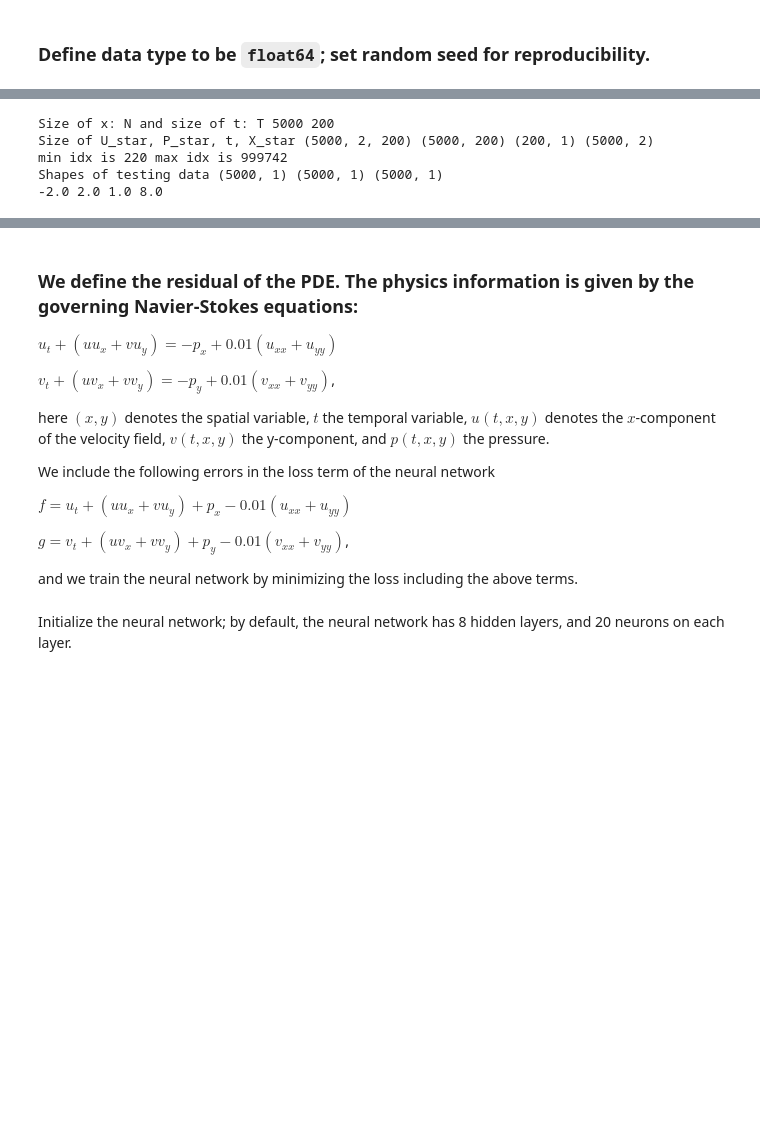
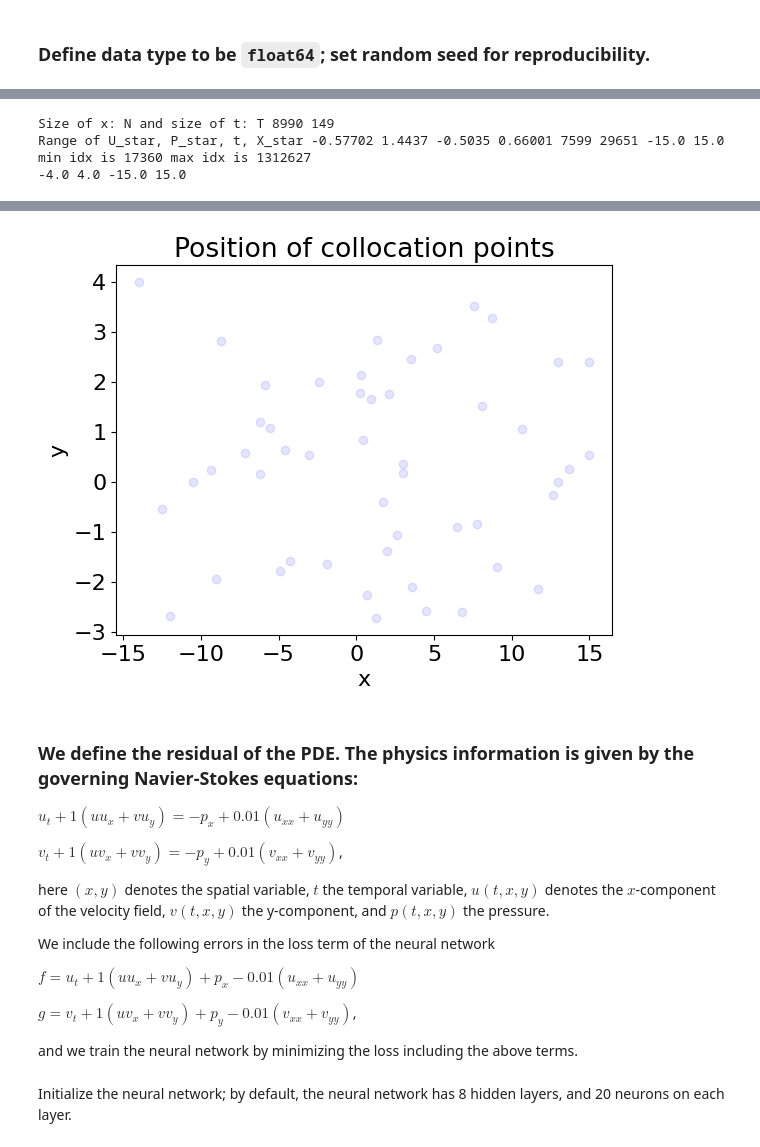
Before and after one commit to yajuna/navier-stokes, a Jupyter notebook: navier_stokes_tf2.ipynb, the cells around one changed output, grey strips where cells are left out. Saved outputs shown, nothing was run; the diff lists cells and outputs as text; code cells hidden in the pictures; blank space fills up the shorter version.

Commit message:
Update notebook with new visualization

```diff
--- a/navier_stokes_tf2.ipynb
+++ b/navier_stokes_tf2.ipynb
@@ -100,7 +96,9 @@ Input of the neural network is `X_train` and `data_train`, with $x$, $y$, and $t
 
 Training data consist of 5000 data points, chosen from NT points, denoted by `N_train`. Testing data was chosen at a random time snap, denoted by `snap`.
 # %%
-N_train = 5000
+N_train = 50
+Num_layer = 4
+Epoch = 500
 
 # define training and testing data
 U_star = data['U_star'] # N x 2 x T
@@ -112,7 +110,7 @@ N = X_star.shape[0]
 T = t.shape[0]
 
 print('Size of x: N and size of t: T', N, T)
-print('Size of U_star, P_star, t, X_star', U_star.shape, P_star.shape, t.shape, X_star.shape)
+print('Range of U_star, P_star, t, X_star', U_star.min(), U_star.max(), P_star.min(), P_star.max(), t.min(), t.max(), X_star.min(), X_star.max())
 
 #tile independent variable Data (like meshgrid) to size N by T
 XX = np.tile(X_star[:,0:1], (1,T)) # N x T
@@ -131,9 +129,9 @@ u = UU.flatten()[:,None] # NT x 1
 v = VV.flatten()[:,None] # NT x 1
 p = PP.flatten()[:,None] # NT x 1
 
-######################################################################
-######################## Noiseless Data ##############################
-######################################################################
+############################################################
+######################## Data ##############################
+############################################################
 # Training Data
 idx = np.random.choice(N*T, N_train, replace=False)
 print('min idx is', idx.min(), "max idx is", idx.max())
@@ -146,28 +144,31 @@ u_train = u[idx,:]
 v_train = v[idx,:]
 p_train = p[idx,:]
 
-# Test Data -- used in model.predict to test model
-snap = np.array([50])
-x_star = X_star[:,0:1]
-y_star = X_star[:,1:2]
-t_star = TT[:,snap]
-print("Shapes of testing data", x_star.shape, y_star.shape, t_star.shape)
 
-u_star = U_star[:,0,snap]
-v_star = U_star[:,1,snap]
-p_star = P_star[:,snap]
-
-# make training and testing data
+# make training data
 X_train = tf.concat([x_train,y_train,t_train], axis = 1)
-data_train = tf.concat([u_train,v_train,p_train], axis = 1) ###First occurrence of data_train
-
-X_test = tf.concat([x_star,y_star,t_star], axis = 1)
-data_test = tf.concat([u_star,v_star,p_star], axis = 1)
+data_train = tf.concat([u_train,v_train,p_train], axis = 1)
 
 print(np.min(YY), np.max(YY), np.min(XX), np.max(XX))
 # %% [output]
-Size of x: N and size of t: T 5000 200
-Size of U_star, P_star, t, X_star (5000, 2, 200) (5000, 200) (200, 1) (5000, 2)
-min idx is 220 max idx is 999742
-Shapes of testing data (5000, 1) (5000, 1) (5000, 1)
--2.0 2.0 1.0 8.0
+Size of x: N and size of t: T 8990 149
+Range of U_star, P_star, t, X_star -0.57702 1.4437 -0.5035 0.66001 7599 29651 -15.0 15.0
+min idx is 17360 max idx is 1312627
+-4.0 4.0 -15.0 15.0
+# %%
+# plot allocation of points
+
+x = x_train
+y = y_train
+
+fig = plt.figure()
+ax = fig.add_subplot()
+ax.scatter(x, y, color='blue', alpha=0.1)
+
+ax.set_xlabel('x')
+ax.set_ylabel('y')
+ax.set_title('Position of collocation points')
+
+plt.savefig('collocation_points.eps', bbox_inches='tight', dpi=300)
+plt.show()
+# %% [output]
@@ -174,17 +176,18 @@ Shapes of testing data (5000, 1) (5000, 1) (5000, 1)
+[figure, added]
 # %% [markdown]
 ### We define the residual of the PDE. The physics information is given by the governing Navier-Stokes equations:
 
-$u_t+(uu_x + vu_y)=-p_x+0.01(u_{xx}+u_{yy})$
+$u_t+1(uu_x + vu_y)=-p_x+0.01(u_{xx}+u_{yy})$
 
-$v_t+(uv_x + vv_y)=-p_y+0.01(v_{xx}+v_{yy})$,
+$v_t+1(uv_x + vv_y)=-p_y+0.01(v_{xx}+v_{yy})$,
 
 here $(x,y)$ denotes the spatial variable, $t$ the temporal variable, $u(t,x,y)$ denotes the $x$-component of the velocity field, $v(t,x,y)$ the y-component, and $p(t,x,y)$ the pressure.
 
 We include the following errors in the loss term of the neural network
 
-$f = u_t+(uu_x + vu_y)+p_x-0.01(u_{xx}+u_{yy})$
+$f = u_t+1(uu_x + vu_y)+p_x-0.01(u_{xx}+u_{yy})$
 
-$g = v_t+(uv_x + vv_y)+p_y-0.01(v_{xx}+v_{yy})$,
+$g = v_t+1(uv_x + vv_y)+p_y-0.01(v_{xx}+v_{yy})$,
 
 and we train the neural network by minimizing the loss including the above terms.
 # %%
```
Also changed, not shown: parts of 32 cells of this notebook.
